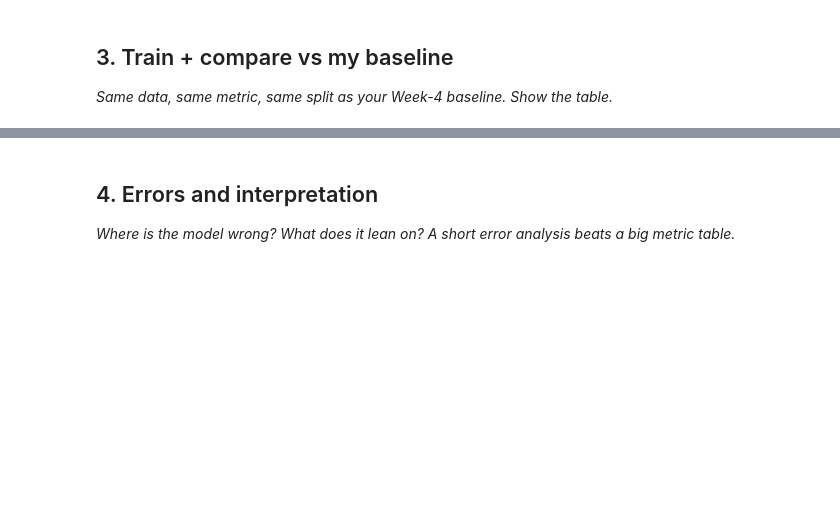
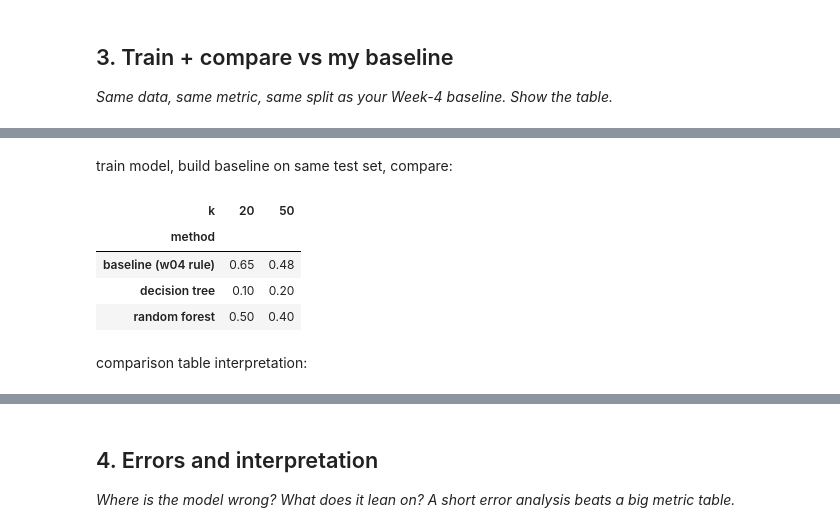
Before and after one commit to sobaannr/FlyRank-Internship, a Jupyter notebook: work/notebooks/w05_model.ipynb, the cells around one changed output, grey strips where cells are left out. Drawn from its saved outputs; the diff is of its cells as text; code cells hidden in the pictures; blank space fills up the shorter version.

```diff
--- a/work/notebooks/w05_model.ipynb
+++ b/work/notebooks/w05_model.ipynb
@@ -29,0 +170,48 @@ This skeleton is yours to fill. Work the sections **in order** — each one has
+# %% [markdown]
+train model, build baseline on same test set, compare:
+# %%
+feature_cols = ["impressions", "clicks", "avg_position", "ctr"]
+X = merged[feature_cols].fillna(0)
+y = merged["is_declining"]
+groups = merged["client_hash_id"]
+
+splitter = GroupShuffleSplit(n_splits=1, test_size=0.3, random_state=42)
+train_idx, test_idx = next(splitter.split(X, y, groups))
+
+X_train, X_test = X.iloc[train_idx], X.iloc[test_idx]
+y_train, y_test = y.iloc[train_idx], y.iloc[test_idx]
+merged_test = merged.iloc[test_idx].reset_index(drop=True)
+
+rf = RandomForestClassifier(n_estimators=200, max_depth=6, class_weight="balanced", random_state=42)
+rf.fit(X_train, y_train)
+rf_scores = rf.predict_proba(X_test)[:, 1]
+
+dt = DecisionTreeClassifier(max_depth=4, class_weight="balanced", random_state=42)
+dt.fit(X_train, y_train)
+dt_scores = dt.predict_proba(X_test)[:, 1]
+
+merged_test["position_tier"] = merged_test["avg_position"].apply(tier)
+merged_test["tier_expected_ctr"] = merged_test.groupby("position_tier")["ctr"].transform("mean")
+merged_test["baseline_score"] = (
+    (merged_test["tier_expected_ctr"] - merged_test["ctr"]) * np.log1p(merged_test["impressions"])
+)
+
+results = []
+for k in (20, 50):
+    results.append({"method": "baseline (w04 rule)", "k": k,
+                     "precision_at_k": precision_at_k(merged_test["baseline_score"], y_test.values, k)})
+    results.append({"method": "decision tree", "k": k,
+                     "precision_at_k": precision_at_k(dt_scores, y_test.values, k)})
+    results.append({"method": "random forest", "k": k,
+                     "precision_at_k": precision_at_k(rf_scores, y_test.values, k)})
+
+results_df = pd.DataFrame(results).pivot(index="method", columns="k", values="precision_at_k")
+results_df
+# %% [output]
+| k | 20 | 50 |
+| method |  |  |
+| baseline (w04 rule) | 0.65 | 0.48 |
+| decision tree | 0.10 | 0.20 |
+| random forest | 0.50 | 0.40 |
+# %% [markdown]
+comparison table interpretation:
```
Also changed, not shown: parts of 21 cells of this notebook.
